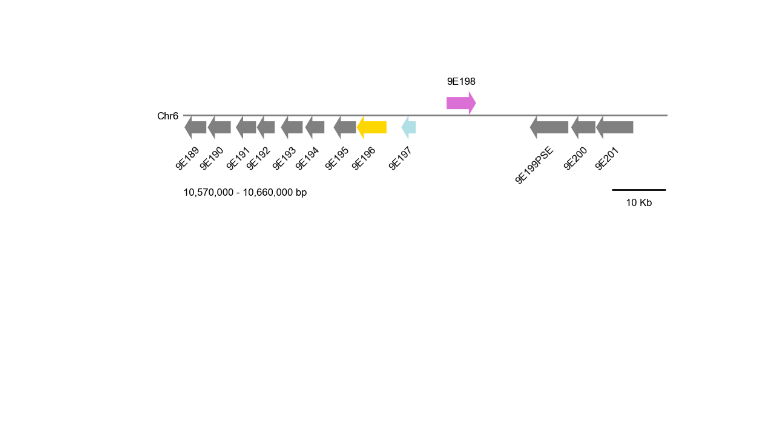
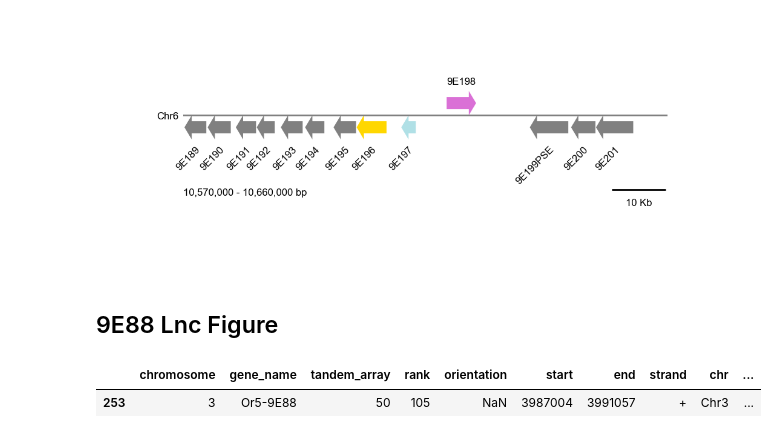
Before and after one commit to Social-Evolution-and-Behavior/Glotzer-Kronauer-2025, a Jupyter notebook: miscellaneous/plot_genome_region.ipynb, the cells around one changed output. Saved outputs shown, nothing was run; the diff lists cells and outputs as text; code cells hidden in the pictures; blank space fills up the shorter version.

```diff
--- a/miscellaneous/plot_genome_region.ipynb
+++ b/miscellaneous/plot_genome_region.ipynb
@@ -1367,3 +1367,10 @@ plt.show()
 # %% [output]
 Chr: <built-in function chr>, Start: 10570000, End: 10660000
 [figure]
+# %% [markdown]
+## 9E88 Lnc Figure
+# %%
+or_db.loc[or_db.gene_name == "Or5-9E88"]
+# %% [output]
+|  | chromosome | gene_name | tandem_array | rank | orientation | start | end | strand | chr | ... |
+| 253 | 3 | Or5-9E88 | 50 | 105 | NaN | 3987004 | 3991057 | + | Chr3 | ... |
```
Also changed, not shown: parts of 4 cells of this notebook, 19 other files.
